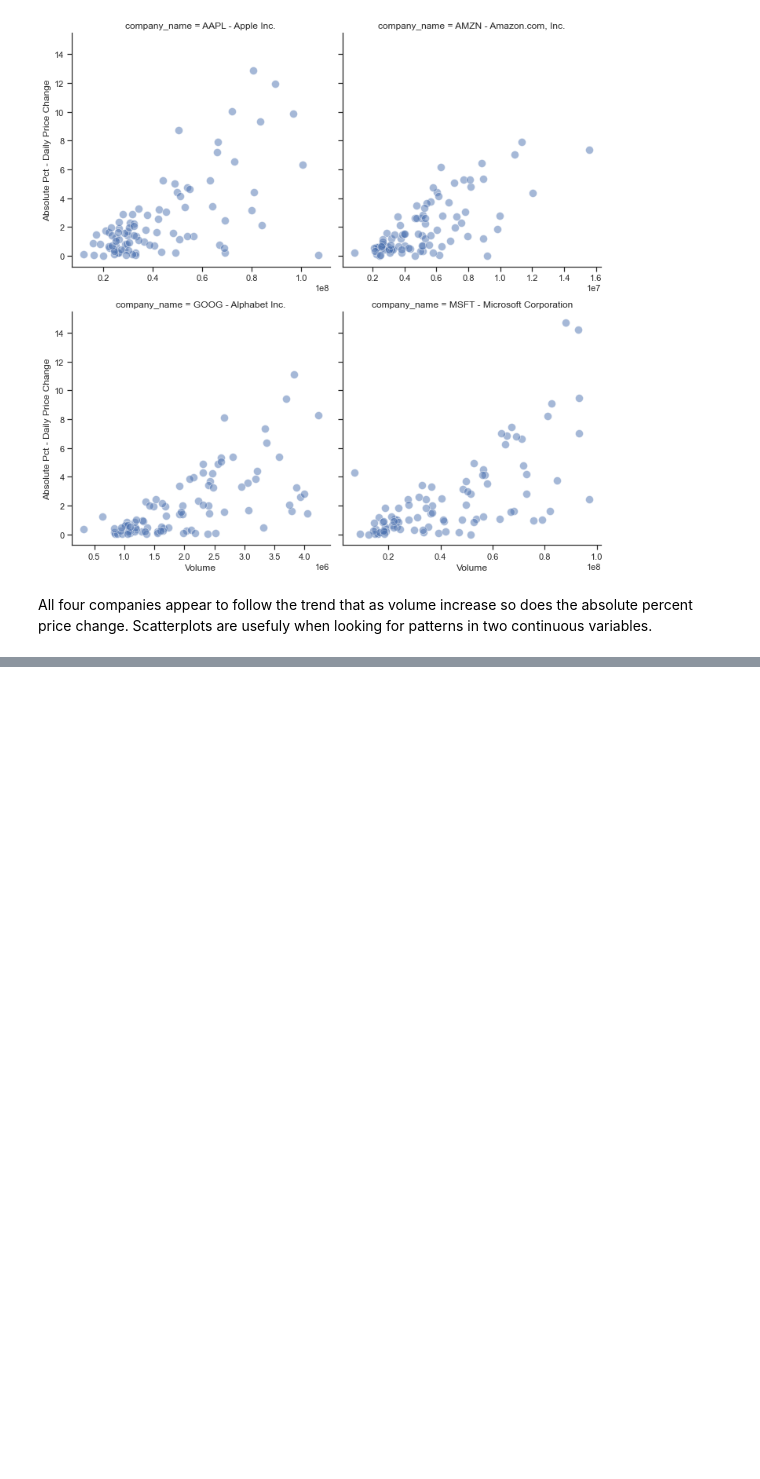
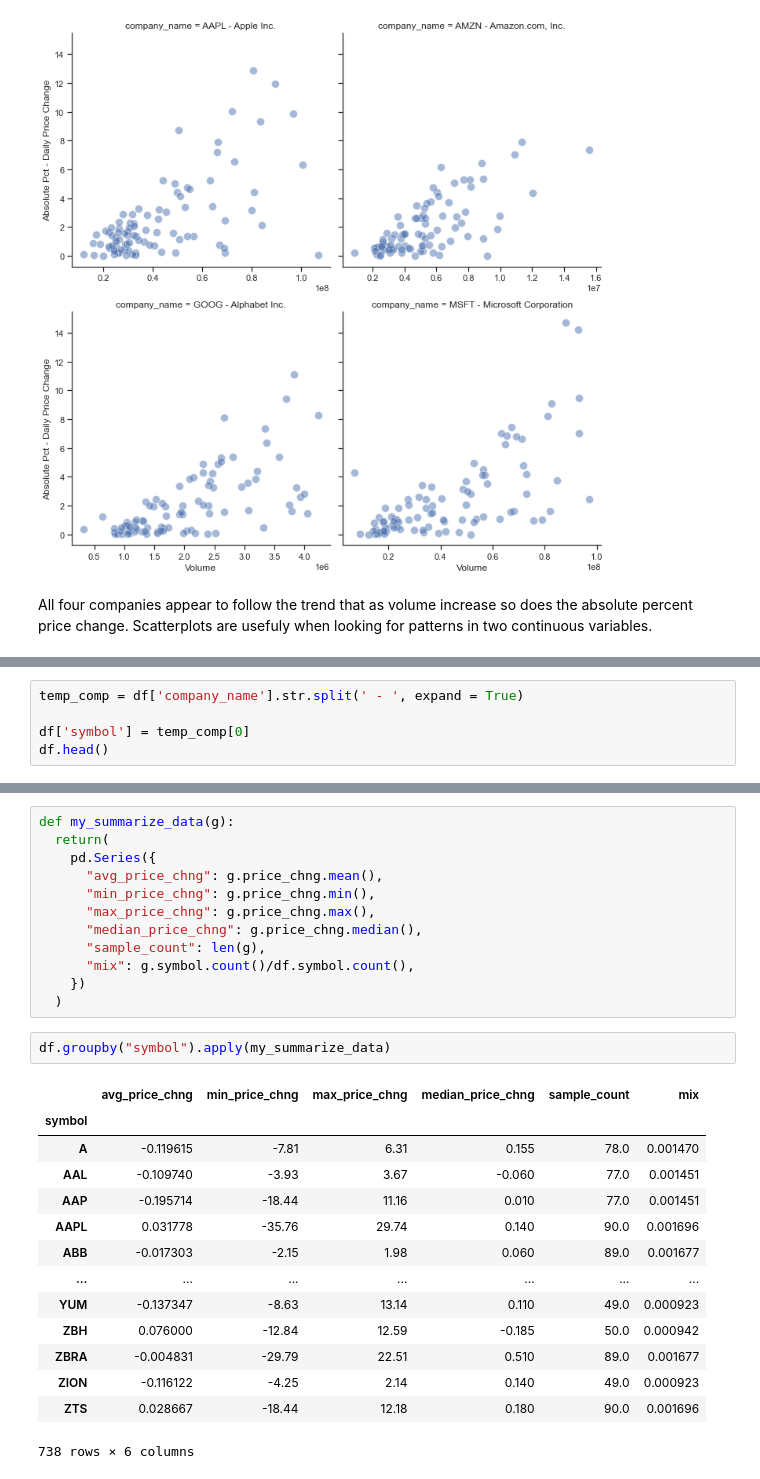
Before and after one commit to jordanjenkins/DATA612, a Jupyter notebook: assignments/JordanJenkins_Assignments_All.ipynb, the cells around one changed output, grey strips where cells are left out. Drawn from its saved outputs; the diff is of its cells as text; blank space fills up the shorter version.

Commit message:
changed summarize function to work on my data

```diff
--- a/assignments/JordanJenkins_Assignments_All.ipynb
+++ b/assignments/JordanJenkins_Assignments_All.ipynb
@@ -726,0 +778,5 @@ All four companies appear to follow the trend that as volume increase so does th
+# %%
+temp_comp = df['company_name'].str.split(' - ', expand = True)
+
+df['symbol'] = temp_comp[0]
+df.head()
@@ -726,0 +791,29 @@ All four companies appear to follow the trend that as volume increase so does th
+# %%
+def my_summarize_data(g):
+  return(
+    pd.Series({
+      "avg_price_chng": g.price_chng.mean(),
+      "min_price_chng": g.price_chng.min(),
+      "max_price_chng": g.price_chng.max(),
+      "median_price_chng": g.price_chng.median(),
+      "sample_count": len(g),
+      "mix": g.symbol.count()/df.symbol.count(),
+    })
+  )
+# %%
+df.groupby("symbol").apply(my_summarize_data)
+# %% [output]
+|  | avg_price_chng | min_price_chng | max_price_chng | median_price_chng | sample_count | mix |
+| symbol |  |  |  |  |  |  |
+| A | -0.119615 | -7.81 | 6.31 | 0.155 | 78.0 | 0.001470 |
+| AAL | -0.109740 | -3.93 | 3.67 | -0.060 | 77.0 | 0.001451 |
+| AAP | -0.195714 | -18.44 | 11.16 | 0.010 | 77.0 | 0.001451 |
+| AAPL | 0.031778 | -35.76 | 29.74 | 0.140 | 90.0 | 0.001696 |
+| ABB | -0.017303 | -2.15 | 1.98 | 0.060 | 89.0 | 0.001677 |
+| ... | ... | ... | ... | ... | ... | ... |
+| YUM | -0.137347 | -8.63 | 13.14 | 0.110 | 49.0 | 0.000923 |
+| ZBH | 0.076000 | -12.84 | 12.59 | -0.185 | 50.0 | 0.000942 |
+| ZBRA | -0.004831 | -29.79 | 22.51 | 0.510 | 89.0 | 0.001677 |
+| ZION | -0.116122 | -4.25 | 2.14 | 0.140 | 49.0 | 0.000923 |
+| ZTS | 0.028667 | -18.44 | 12.18 | 0.180 | 90.0 | 0.001696 |
+738 rows × 6 columns
```
Also changed, not shown: parts of 10 cells of this notebook.
